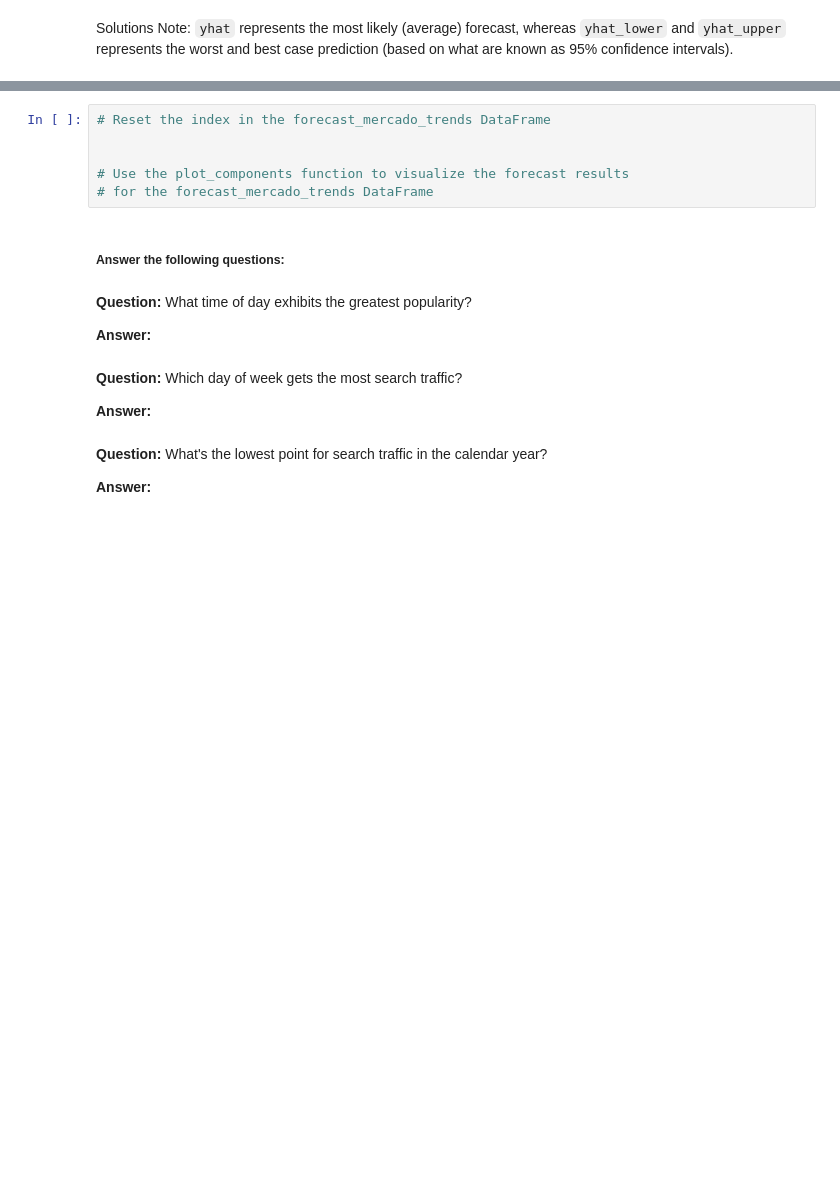
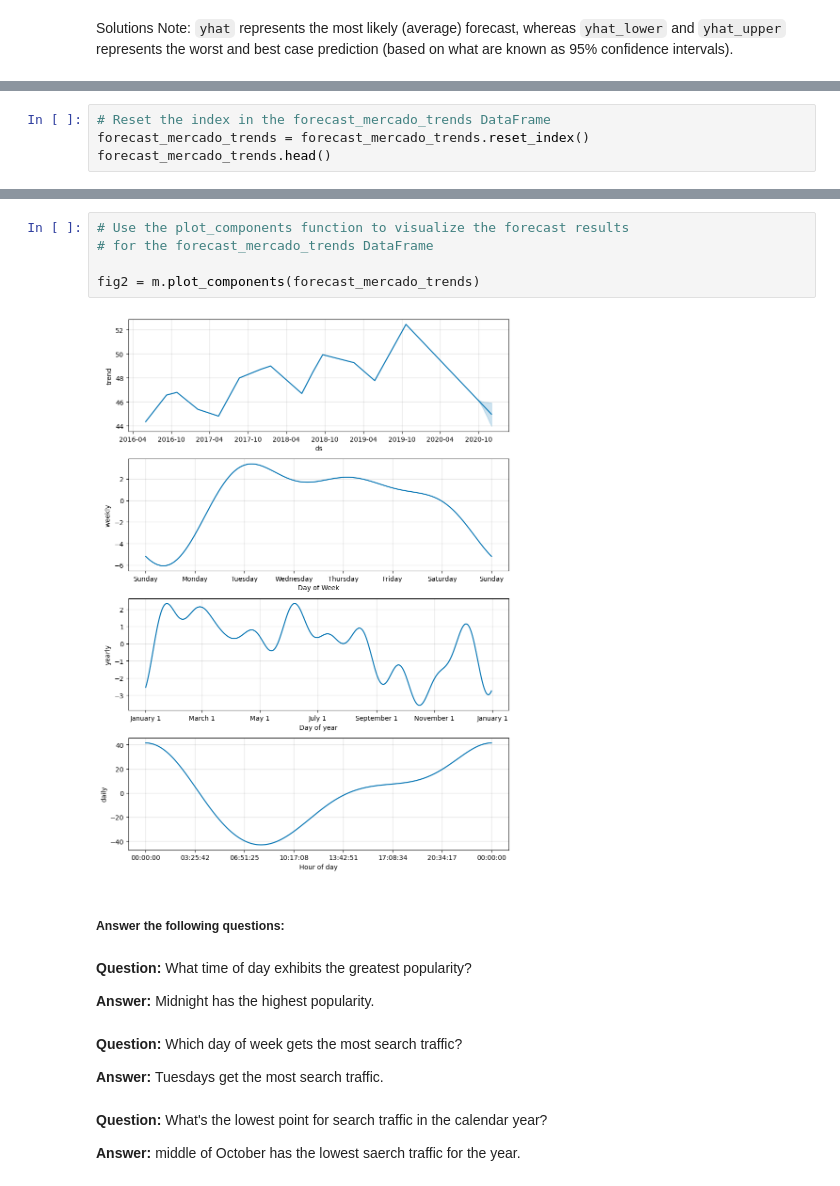
Before and after one commit to Philklim72/prophet_challenge, a Jupyter notebook: forecasting_net_prophet.ipynb, the cells around one changed output, grey strips where cells are left out. Cells and saved outputs as stored; diff of their text form; blank space fills up the shorter version.

```diff
--- a/forecasting_net_prophet.ipynb
+++ b/forecasting_net_prophet.ipynb
@@ -620,0 +621,4 @@ KeyError: 'ds'
+# %%
+# Reset the index in the forecast_mercado_trends DataFrame
+forecast_mercado_trends = forecast_mercado_trends.reset_index()
+forecast_mercado_trends.head()
@@ -621,20 +633,21 @@ KeyError: 'ds'
 # %%
-# Reset the index in the forecast_mercado_trends DataFrame
-
-
 # Use the plot_components function to visualize the forecast results
 # for the forecast_mercado_trends DataFrame
+
+fig2 = m.plot_components(forecast_mercado_trends)
+# %% [output]
+[figure, added]
 # %% [markdown]
 ##### Answer the following questions:
 # %% [markdown]
 **Question:** What time of day exhibits the greatest popularity?
 
-**Answer:**
+**Answer:** Midnight has the highest popularity.
 # %% [markdown]
 **Question:** Which day of week gets the most search traffic?
 
-**Answer:**
+**Answer:** Tuesdays get the most search traffic.
 # %% [markdown]
 **Question:** What's the lowest point for search traffic in the calendar year?
 
-**Answer:**
+**Answer:** middle of October has the lowest saerch traffic for the year.
```
Also changed, not shown: parts of 3 cells of this notebook.
